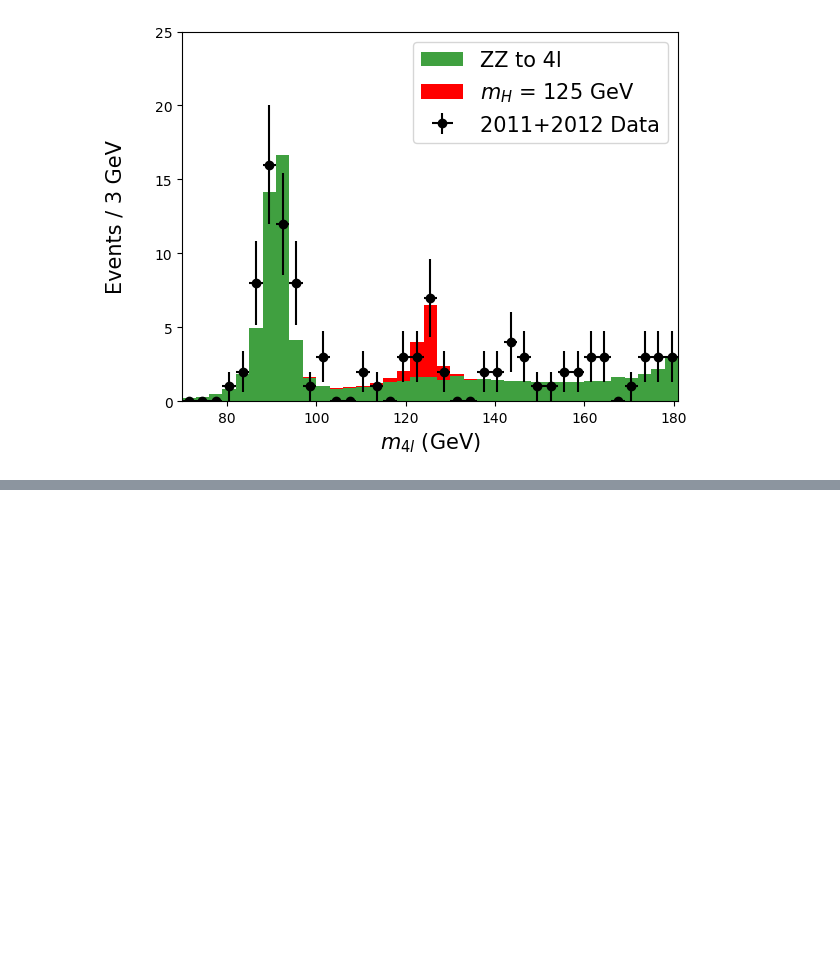
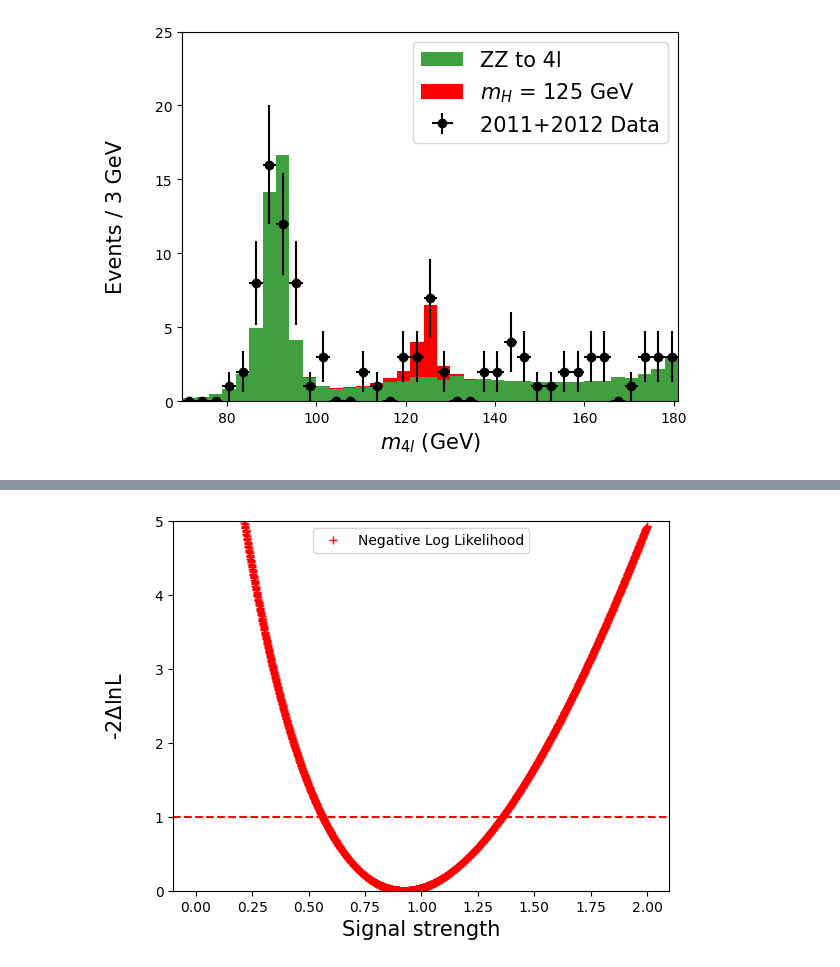
Before and after one commit to dermotmoran/OpenDataStudies, a Jupyter notebook: notebooks/4lepton.ipynb, the cells around one changed output, grey strips where cells are left out. Cells and saved outputs as stored; diff of their text form; code cells hidden in the pictures; blank space fills up the shorter version.

```diff
--- a/notebooks/4lepton.ipynb
+++ b/notebooks/4lepton.ipynb
@@ -241,0 +266,26 @@ Mu :  0.95  +  0.4  -  0.42
+# %%
+def negative_log_likelihood(model, data):
+    var = np.sqrt(data)
+    var[var == 0] = 1
+    return -2*np.sum(data * np.log(model) - model) # -*2*Sum_over_bins(log of poisson distribution)
+
+signal_strengths = np.arange(0.0, 2.0, 0.001)
+nll_scan = np.array([])
+
+for Mu in signal_strengths:
+ sig = hzz*Mu
+ total = bkg + sig
+ nll = negative_log_likelihood(total, hist)
+ nll_scan  = np.append(nll_scan, nll)
+
+nll_scan = nll_scan - min(nll_scan)
+
+plt.plot(signal_strengths, nll_scan, 'r+', lw=5, alpha=1.0, label="Negative Log Likelihood")
+plt.axhline(1, color='red', linestyle='--')
+plt.gca().set_ylim([0, 5])
+plt.xlabel('Signal strength', fontsize = 15)
+plt.ylabel('-2$\\Delta$lnL\n', fontsize = 15)
+plt.legend()
+plt.show()
+# %% [output]
+[figure, added]
```
Also changed, not shown: parts of 7 cells of this notebook, 1 other file.
